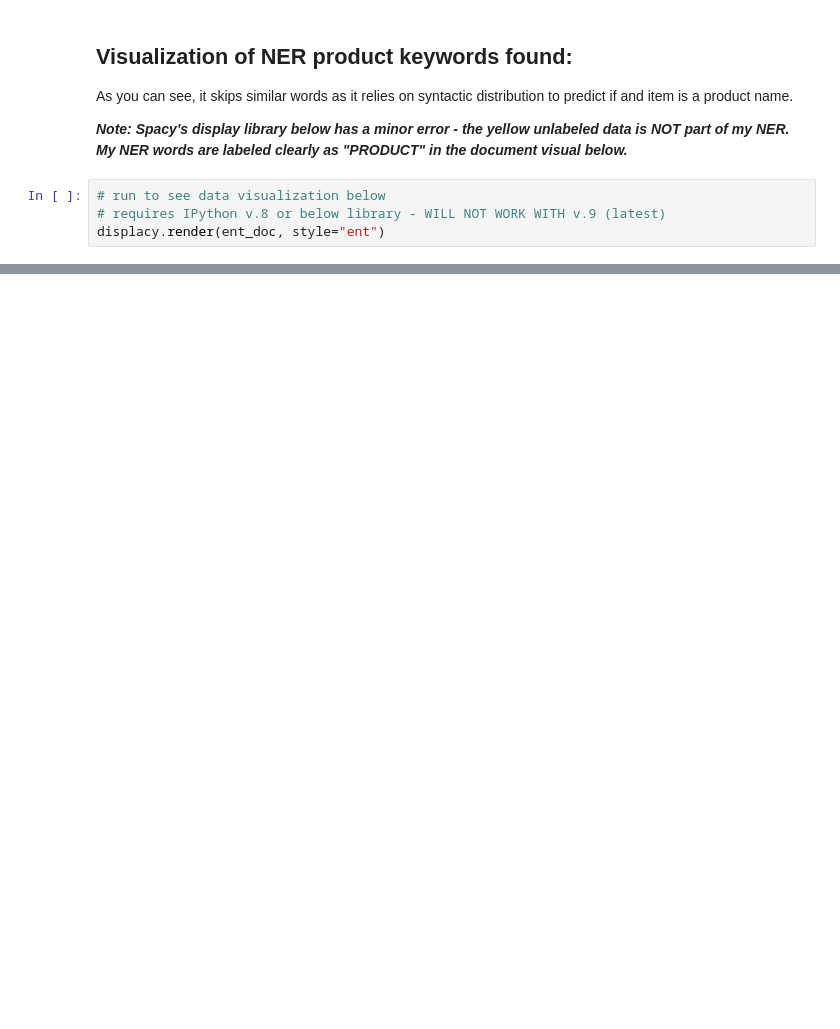
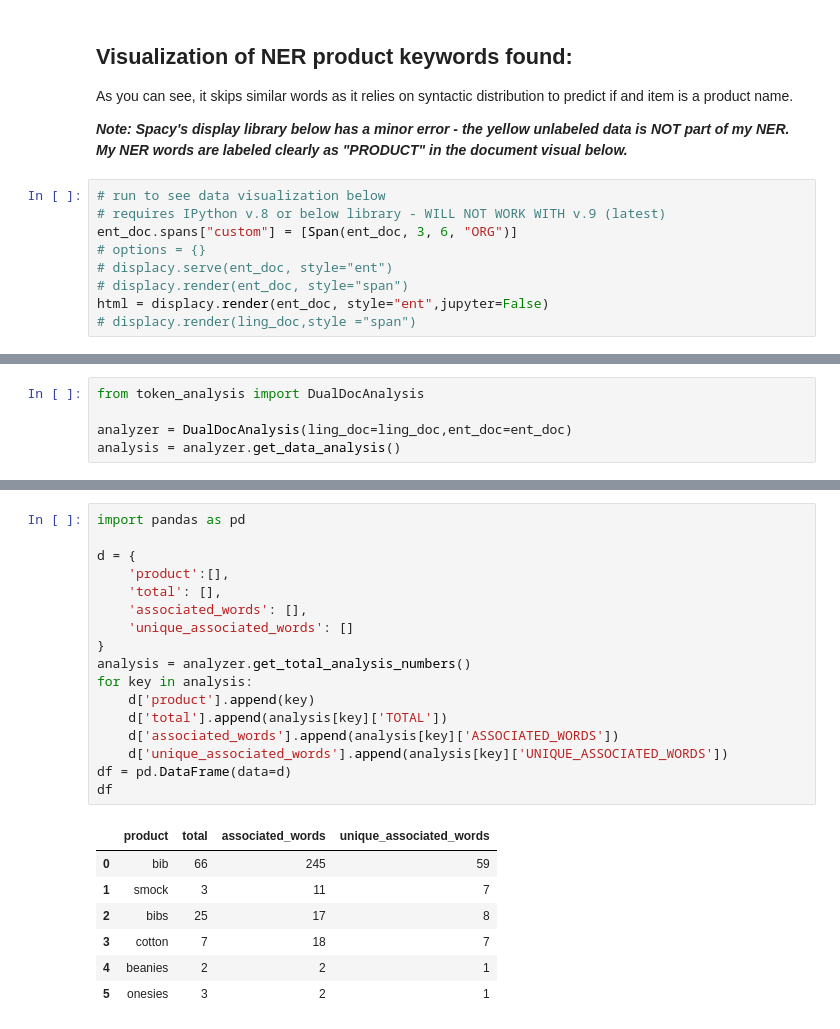
Before and after one commit to maddy-foley/capstone, a Jupyter notebook: notebook/capstone.ipynb, the cells around one changed output, grey strips where cells are left out. Drawn from its saved outputs; the diff is of its cells as text; blank space fills up the shorter version.

```diff
--- a/notebook/capstone.ipynb
+++ b/notebook/capstone.ipynb
@@ -26,4 +47,9 @@ As you can see, it skips similar words as it relies on syntactic distribution to
 # %%
 # run to see data visualization below
 # requires IPython v.8 or below library - WILL NOT WORK WITH v.9 (latest)
-displacy.render(ent_doc, style="ent")
+ent_doc.spans["custom"] = [Span(ent_doc, 3, 6, "ORG")]
+# options = {}
+# displacy.serve(ent_doc, style="ent")
+# displacy.render(ent_doc, style="span")
+html = displacy.render(ent_doc, style="ent",jupyter=False)
+# displacy.render(ling_doc,style ="span")
@@ -94,0 +92,5 @@ plt.show()
+# %%
+from token_analysis import DualDocAnalysis
+
+analyzer = DualDocAnalysis(ling_doc=ling_doc,ent_doc=ent_doc)
+analysis = analyzer.get_data_analysis()
@@ -94,0 +115,25 @@ plt.show()
+# %%
+import pandas as pd
+
+d = {
+    'product':[],
+    'total': [],
+    'associated_words': [],
+    'unique_associated_words': []
+}
+analysis = analyzer.get_total_analysis_numbers()
+for key in analysis:
+    d['product'].append(key)
+    d['total'].append(analysis[key]['TOTAL'])
+    d['associated_words'].append(analysis[key]['ASSOCIATED_WORDS'])
+    d['unique_associated_words'].append(analysis[key]['UNIQUE_ASSOCIATED_WORDS'])
+df = pd.DataFrame(data=d)
+df
+# %% [output]
+|  | product | total | associated_words | unique_associated_words |
+| 0 | bib | 66 | 245 | 59 |
+| 1 | smock | 3 | 11 | 7 |
+| 2 | bibs | 25 | 17 | 8 |
+| 3 | cotton | 7 | 18 | 7 |
+| 4 | beanies | 2 | 2 | 1 |
+| 5 | onesies | 3 | 2 | 1 |
```
Also changed, not shown: parts of 8 cells of this notebook, 7 other files.
